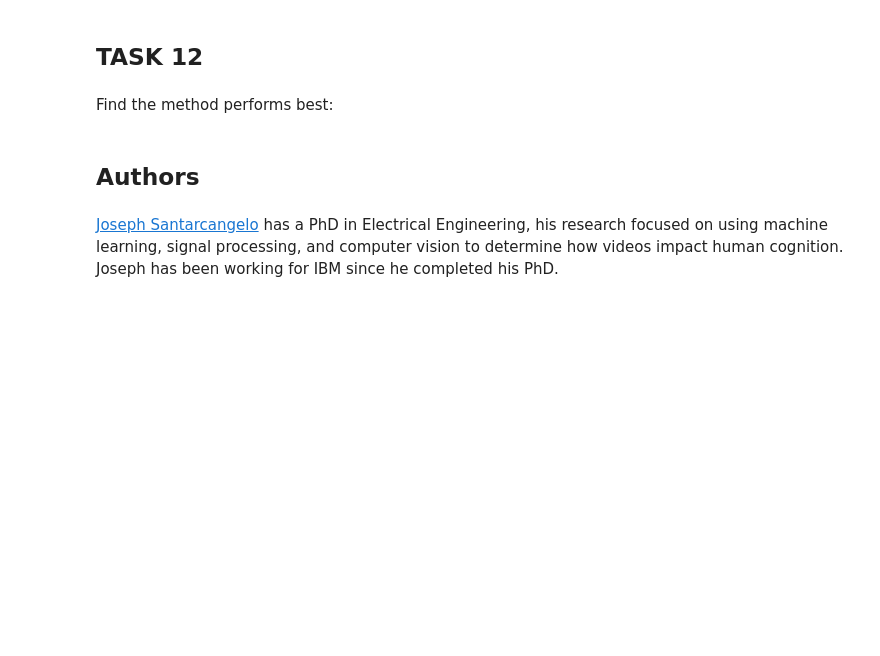
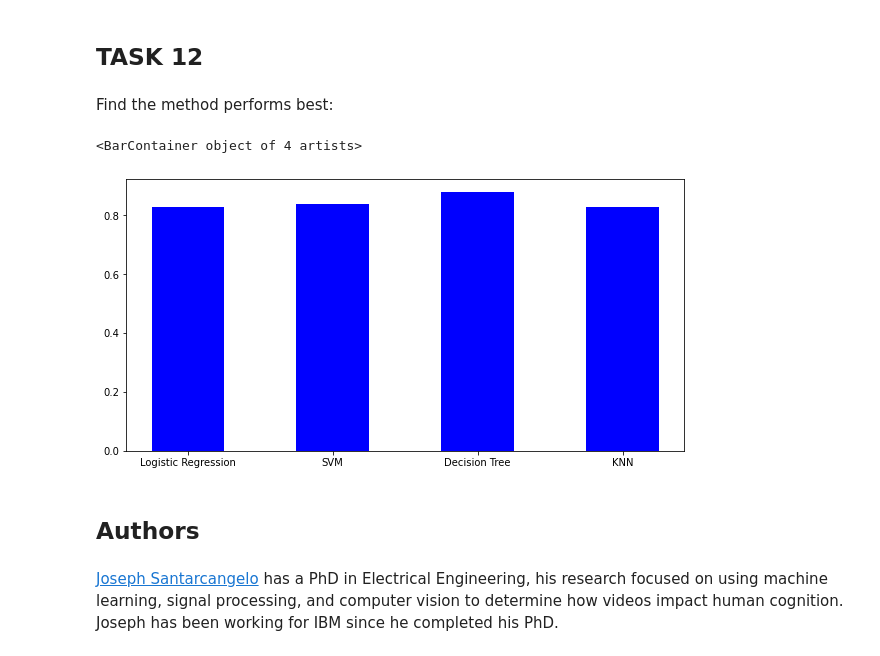
Before and after one commit to cpliyanage/data_science_repo, a Jupyter notebook: Machine Learning Prediction.ipynb, the cells around one changed output. Saved outputs shown, nothing was run; the diff lists cells and outputs as text; code cells hidden in the pictures; blank space fills up the shorter version.

```diff
--- a/Machine Learning Prediction.ipynb
+++ b/Machine Learning Prediction.ipynb
@@ -361,3 +359,13 @@ Find the method performs best:
+# %%
+models = list(['Logistic Regression', 'SVM','Decision Tree', 'KNN', ])
+accuracy = list([0.83, 0.84, 0.88, 0.83])
+fig = plt.figure(figsize = (10, 5))
+#  Bar plot
+plt.bar(models, accuracy, color ='blue',
+        width = 0.5)
+# %% [output]
+<BarContainer object of 4 artists>
+[figure, added]
 # %% [markdown]
 ## Authors
 # %% [markdown]
```
Also changed, not shown: parts of 7 cells of this notebook.
